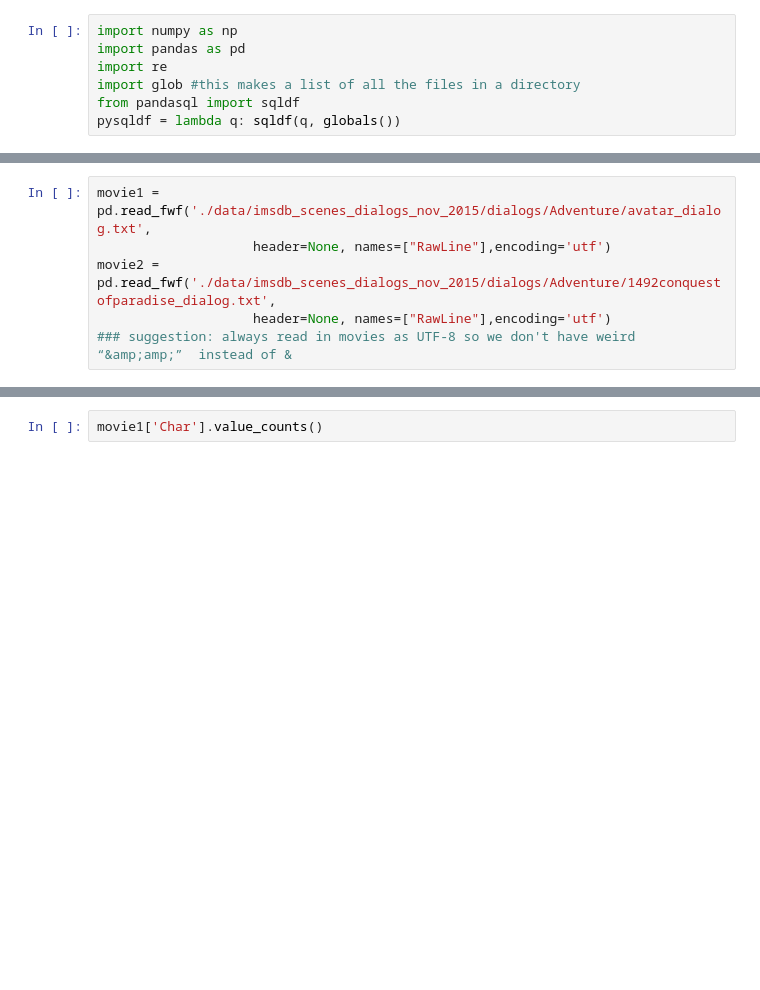
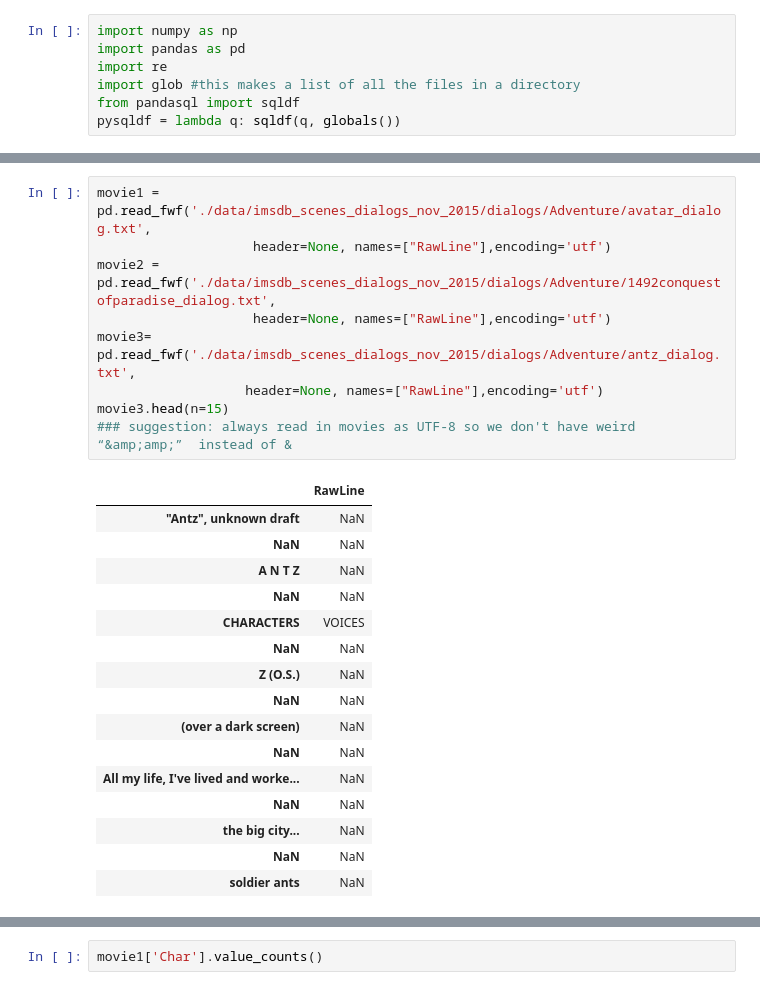
Before and after one commit to mathaholic/w266_final_project, a Jupyter notebook: W266 Final Project.ipynb, the cells around one changed output, grey strips where cells are left out. Drawn from its saved outputs; the diff is of its cells as text; blank space fills up the shorter version.

```diff
--- a/W266 Final Project.ipynb
+++ b/W266 Final Project.ipynb
@@ -38,9 +48,29 @@ files
 # %%
 movie1 = pd.read_fwf('./data/imsdb_scenes_dialogs_nov_2015/dialogs/Adventure/avatar_dialog.txt',
                     header=None, names=["RawLine"],encoding='utf')
 movie2 = pd.read_fwf('./data/imsdb_scenes_dialogs_nov_2015/dialogs/Adventure/1492conquestofparadise_dialog.txt',
                     header=None, names=["RawLine"],encoding='utf')
+movie3= pd.read_fwf('./data/imsdb_scenes_dialogs_nov_2015/dialogs/Adventure/antz_dialog.txt',
+                   header=None, names=["RawLine"],encoding='utf')
+movie3.head(n=15)
 ### suggestion: always read in movies as UTF-8 so we don't have weird “&amp;amp;”  instead of &
+# %% [output]
+|  | RawLine |
+| "Antz", unknown draft | NaN |
+| NaN | NaN |
+| A N T Z | NaN |
+| NaN | NaN |
+| CHARACTERS | VOICES |
+| NaN | NaN |
+| Z (O.S.) | NaN |
+| NaN | NaN |
+| (over a dark screen) | NaN |
+| NaN | NaN |
+| All my life, I've lived and worke... | NaN |
+| NaN | NaN |
+| the big city... | NaN |
+| NaN | NaN |
+| soldier ants | NaN |
 # %%
 def is_name(string):
     #string1 = re.sub('(V.O.)|CUT TO:','',string)
```
Also changed, not shown: parts of 4 cells of this notebook.
